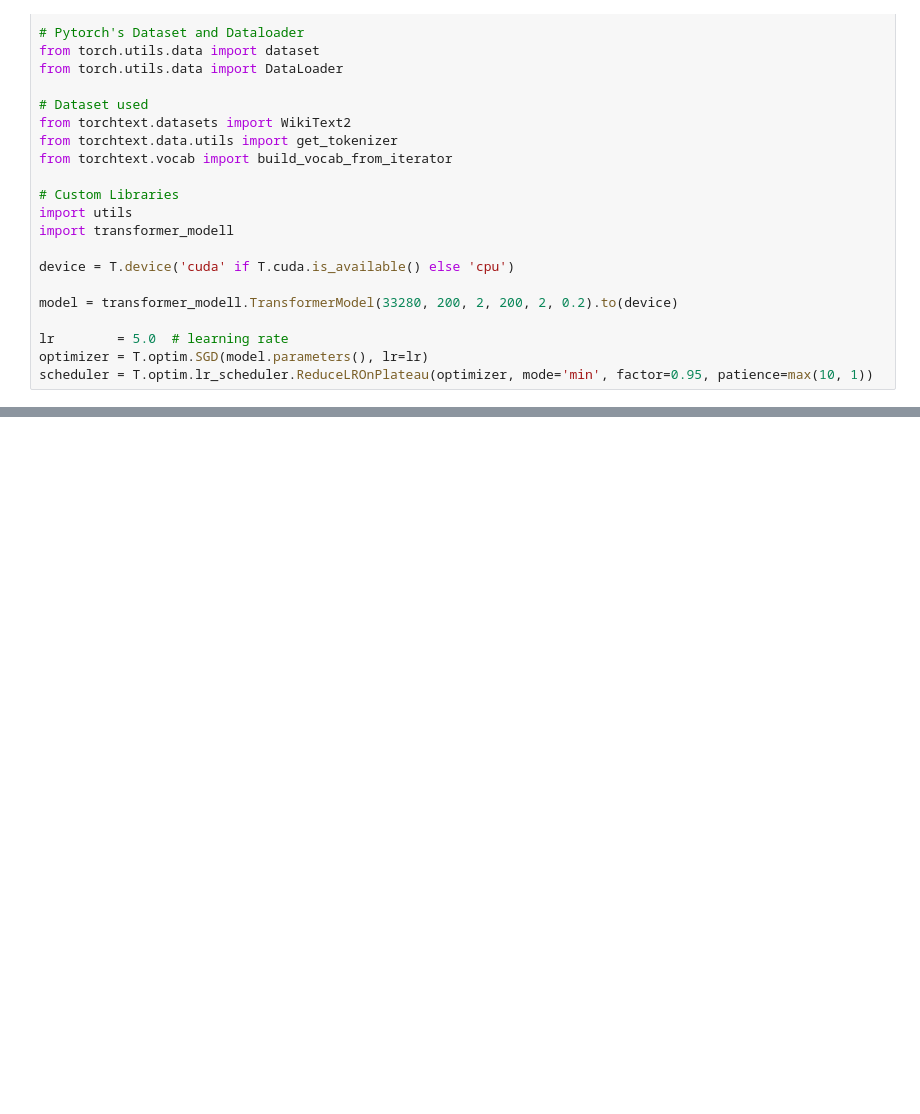
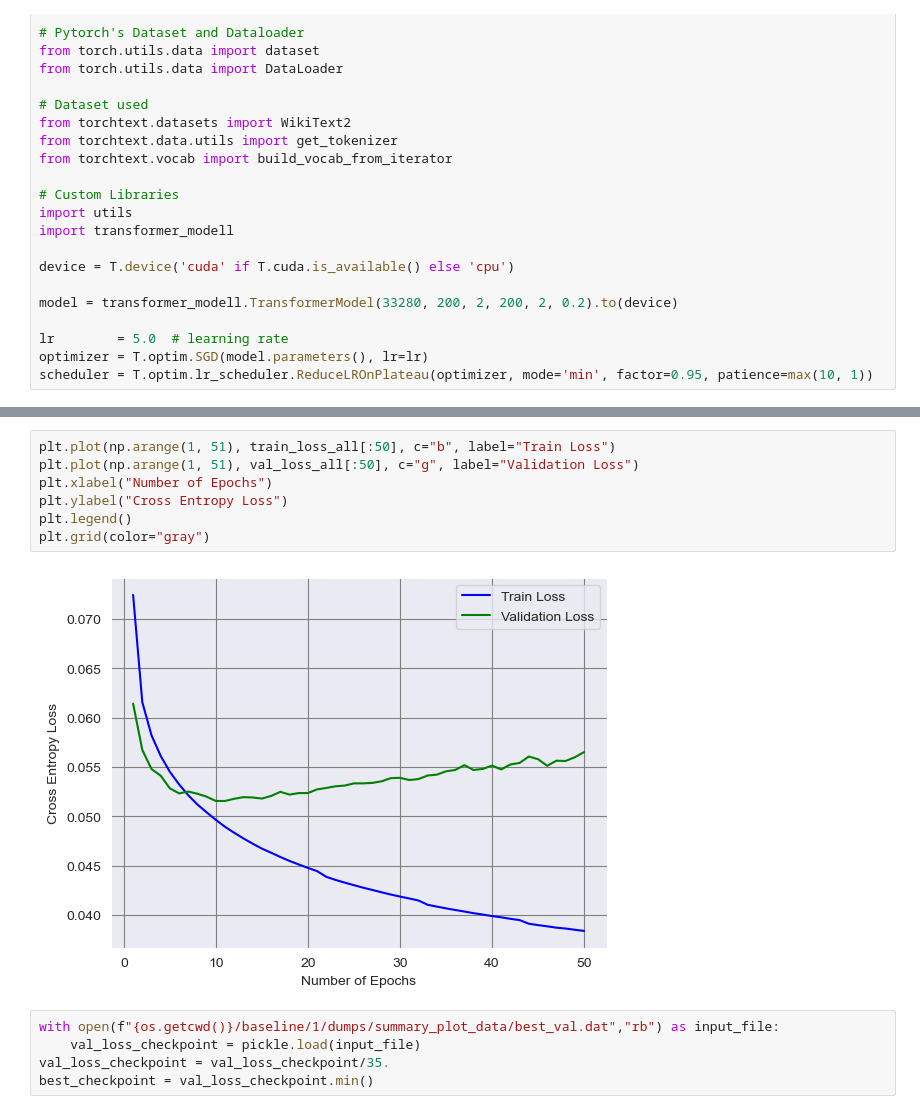
Before and after one commit to luca-scharr/CupCurriculum, a Jupyter notebook: testing_ground.ipynb, the cells around one changed output, grey strips where cells are left out. Saved outputs shown, nothing was run; the diff lists cells and outputs as text; blank space fills up the shorter version.

```diff
--- a/testing_ground.ipynb
+++ b/testing_ground.ipynb
@@ -134,0 +138,14 @@ plt.grid(color="gray")
+# %%
+plt.plot(np.arange(1, 51), train_loss_all[:50], c="b", label="Train Loss")
+plt.plot(np.arange(1, 51), val_loss_all[:50], c="g", label="Validation Loss")
+plt.xlabel("Number of Epochs")
+plt.ylabel("Cross Entropy Loss")
+plt.legend()
+plt.grid(color="gray")
+# %% [output]
+[figure, added]
+# %%
+with open(f"{os.getcwd()}/baseline/1/dumps/summary_plot_data/best_val.dat","rb") as input_file:
+    val_loss_checkpoint = pickle.load(input_file)
+val_loss_checkpoint = val_loss_checkpoint/35.
+best_checkpoint = val_loss_checkpoint.min()
```
Also changed, not shown: parts of 12 cells of this notebook.
